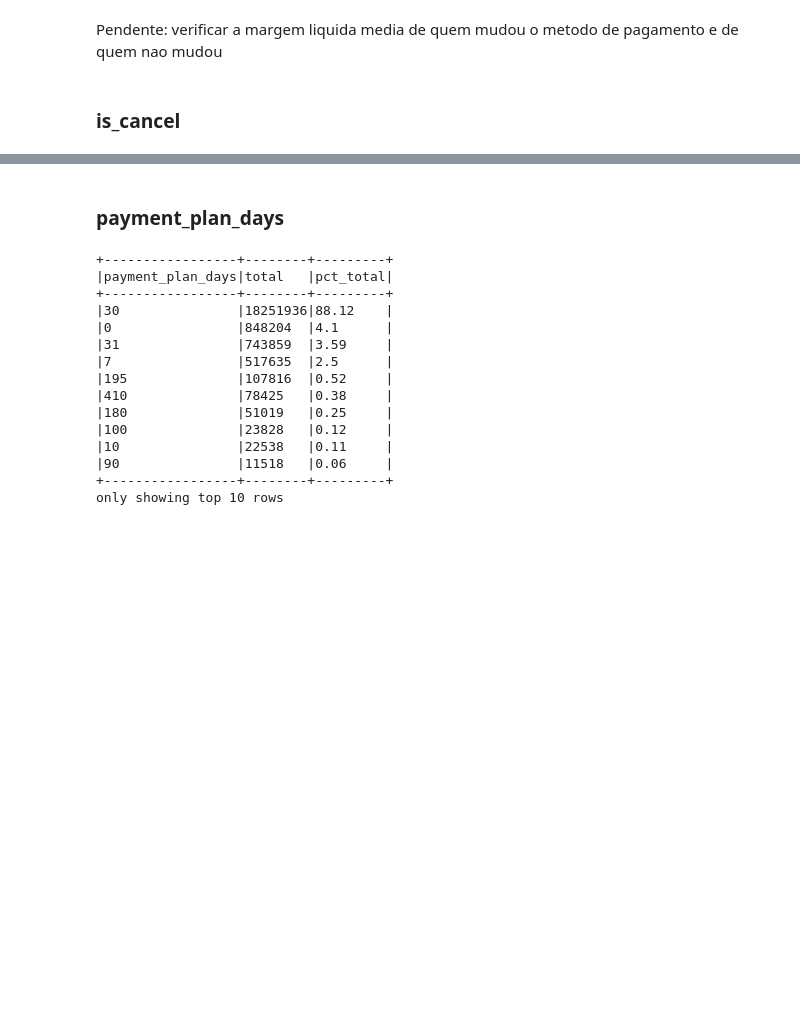
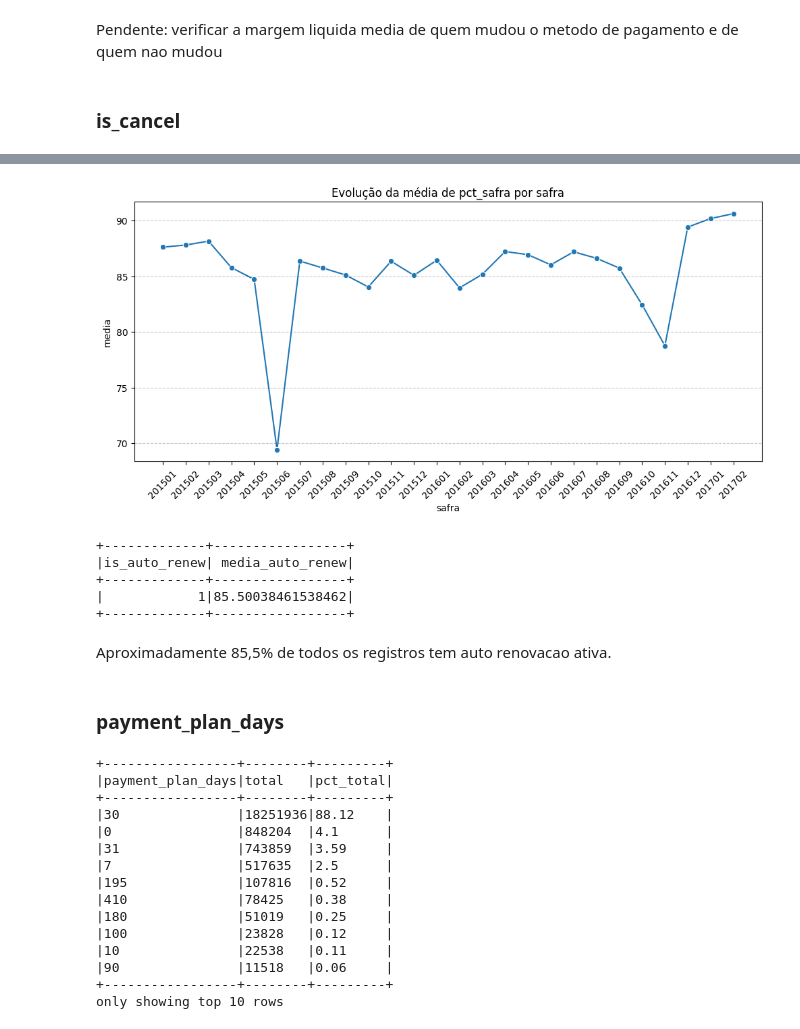
Before and after one commit to GuMauriz/datamaster, a Jupyter notebook: eda.ipynb, the cells around one changed output, grey strips where cells are left out. Saved outputs shown, nothing was run; the diff lists cells and outputs as text; code cells hidden in the pictures; blank space fills up the shorter version.

```diff
--- a/eda.ipynb
+++ b/eda.ipynb
@@ -81,7 +81,7 @@ def verificar_mudanca_estado(df, col_alvo, col_id="msno", col_safra="safra", vis
         print("Mudanças por usuário:")
         df_historico.filter(F.col("mudou") == True).groupBy(col_id).agg(F.sum(F.col("mudou").cast("int")).alias("total_mudancas")).show(10, truncate=False)
 # %%
-def calcular_distribuicao(df, coluna_alvo, col_id="msno", n_show=10, agrupar_por_safra=False):
+def calcular_distribuicao(df, colunas_alvo, col_id="msno", n_show=10, agrupar_por_safra=False):
     """
     Gera agregação de contagem e percentual sobre uma variável alvo.
     """
@@ -90,7 +90,7 @@ def calcular_distribuicao(df, coluna_alvo, col_id="msno", n_show=10, agrupar_por
 
     if agrupar_por_safra:
         # 2. Agrupamento inicial por safra e alvo
-        df_result = df.groupBy("safra", coluna_alvo).agg(
+        df_result = df.groupBy("safra", *colunas_alvo).agg(
             F.count(col_id).alias("total")
         )
 
@@ -108,7 +108,7 @@ def calcular_distribuicao(df, coluna_alvo, col_id="msno", n_show=10, agrupar_por
 
     else:
         # Resultado geral sem partição de safra
-        df_result = df.groupBy(coluna_alvo).agg(
+        df_result = df.groupBy(colunas_alvo).agg(
             F.count(col_id).alias("total"),
             F.round((F.count(col_id) / F.lit(total_base)) * 100, 2).alias("pct_total")
         ).orderBy(F.desc("total"))
@@ -1071,6 +1090,6 @@ only showing top 40 rows
 # %% [markdown]
 Nem tudo o que deveriam pagar foi efetivamente pago em alguns casos, bem como aparentemente houveram pagamentos que nao deveriam ter sido executados.
 # %%
-df_transactions = df_transactions.withColumn("payment_diff", F.col("actual_amount_paid") - F.col("plan_list_price"))
-df_transactions = df_transactions.withColumn("flag_pag_diff", F.when(F.col("payment_diff") != 0, 1).otherwise(0))
+df_transactions_anl = df_transactions.withColumn("payment_diff", F.col("actual_amount_paid") - F.col("plan_list_price"))
+df_transactions_anl = df_transactions_anl.withColumn("flag_pag_diff", F.when(F.col("payment_diff") != 0, 1).otherwise(0))
 # %%
@@ -1199,0 +1231,3 @@ Aproximadamente 96,62% de todos os registros tem plano ativo. Todos eles sao cli
+# %%
+is_auto_renew_general = calcular_distribuicao(df_transactions, "is_auto_renew")
+is_auto_renew_per_safra = calcular_distribuicao(df_transactions, ["is_auto_renew"], agrupar_por_safra=True)
@@ -1200,3 +1252,17 @@ Aproximadamente 96,62% de todos os registros tem plano ativo. Todos eles sao cli
+# %%
+plot_tendencia_temporal(is_auto_renew_per_safra.filter(F.col("is_auto_renew").isin([1])), "pct_safra")
+# %% [output]
+[figure, added]
+# %%
+is_auto_renew_per_safra.filter(F.col("is_auto_renew").isin([1])).groupBy("is_auto_renew").agg(F.mean("pct_safra").alias("media_auto_renew")).orderBy("is_auto_renew").show(20)
+# %% [output]
++-------------+-----------------+
+|is_auto_renew| media_auto_renew|
++-------------+-----------------+
+|            1|85.50038461538462|
++-------------+-----------------+
+# %% [markdown]
+Aproximadamente 85,5% de todos os registros tem auto renovacao ativa.
 # %% [markdown]
 ### payment_plan_days
 # %%
```
Also changed, not shown: parts of 75 cells of this notebook.
